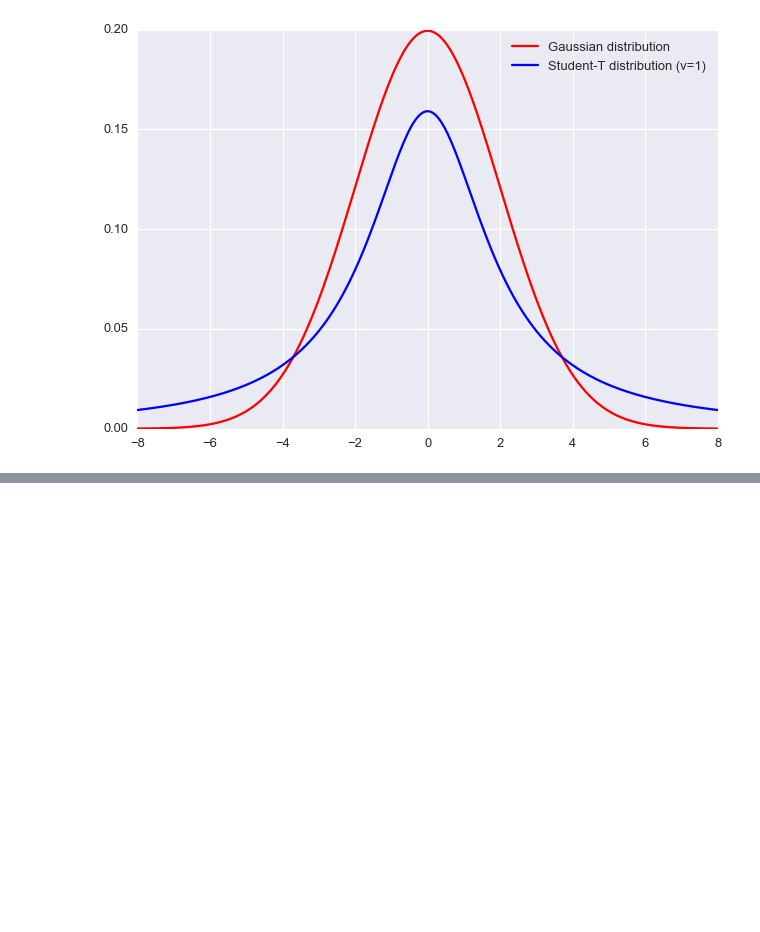
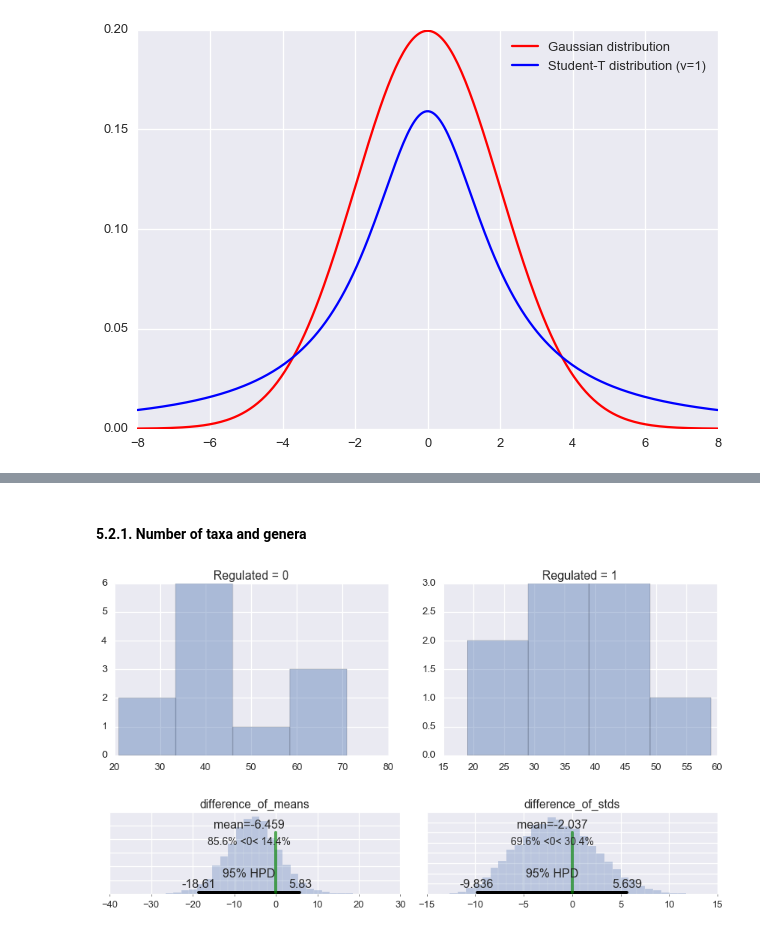
Before and after one commit to JamesSample/ECOREG, a Jupyter notebook: ecoreg_full_analysis_2.ipynb, the cells around one changed output, grey strips where cells are left out. Drawn from its saved outputs; the diff is of its cells as text; code cells hidden in the pictures; blank space fills up the shorter version.

```diff
--- a/ecoreg_full_analysis_2.ipynb
+++ b/ecoreg_full_analysis_2.ipynb
@@ -159,0 +170,14 @@ array([<matplotlib.axes._subplots.AxesSubplot object at 0x...>,
+# %%
+# Columns to consider
+mzb_cols = ['n_taxa', 'n_genera', 'abund']
+
+# Get PB data
+df = mzb_df[mzb_cols]
+
+# Join categorical variables to MZB data
+df = df.join(site_df[['country', 'regulated']])
+
+# Select country
+df = df.query('country == "D"')
+
+df.head()
@@ -159,0 +192,11 @@ array([<matplotlib.axes._subplots.AxesSubplot object at 0x...>,
+# %% [markdown]
+#### 5.2.1. Number of taxa and genera
+# %%
+# Run MCMC
+trace = ecoreg.bayesian_t(df, 'n_taxa',
+                          plot_trace=False, plot_ppc=False,
+                          plot_vars=False, plot_diffs=True,
+                          steps=10000, mcmc='slice')
+# %% [output]
+[figure, added]
+[figure, added]
```
Also changed, not shown: parts of 29 cells of this notebook, 3 other files.
